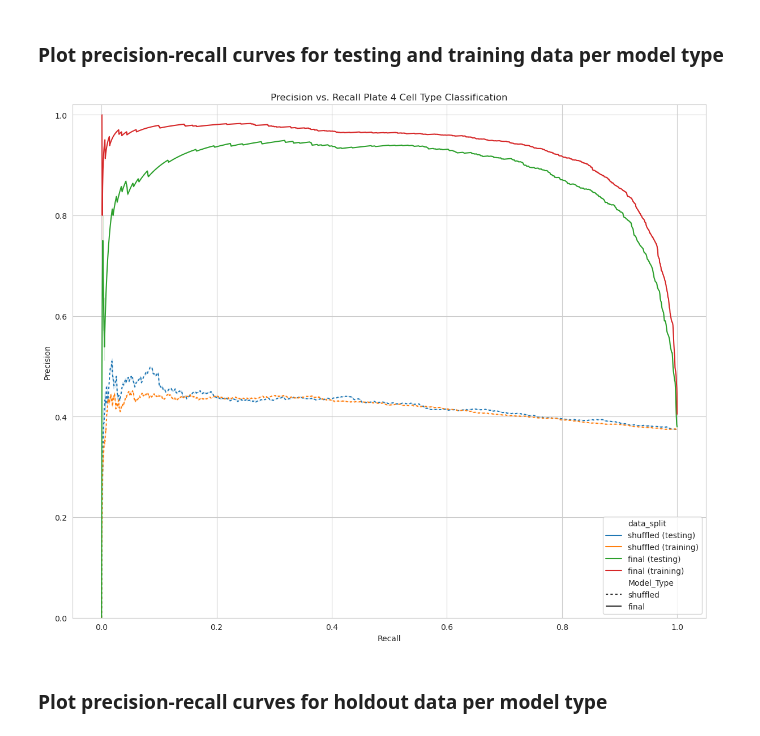
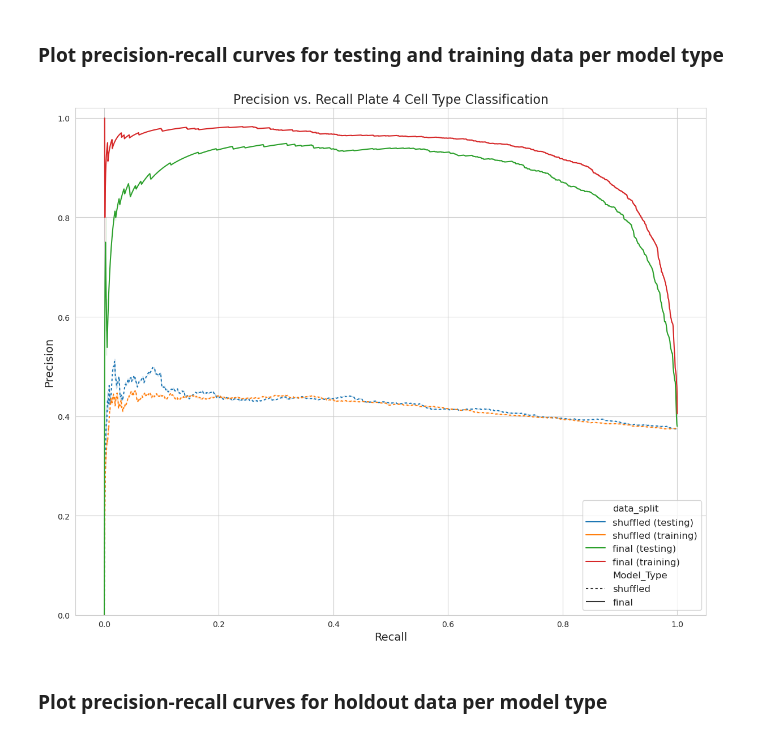
Before and after one commit to WayScience/cellpainting_predicts_cardiac_fibrosis, a Jupyter notebook: 5.machine_learning/2.evaluate_models.ipynb, the cells around one changed output. Saved outputs shown, nothing was run; the diff lists cells and outputs as text; code cells hidden in the pictures.

Commit message:
update font size for PR curve

```diff
--- a/5.machine_learning/2.evaluate_models.ipynb
+++ b/5.machine_learning/2.evaluate_models.ipynb
@@ -122,35 +122,35 @@ Applying model to training_data ...
 # %%
 # PR curves with only testing and training data
 plt.figure(figsize=(12, 10))
 sns.set_style("whitegrid")
 
 # Combine model and data type as one column for plotting
 pr_df["data_split"] = pr_df["Model_Type"] + " (" + pr_df["Data_Type"] + ")"
 
 # Filter data frame to only show training versus testing
 filtered_df = pr_df[pr_df["Data_Type"].isin(["training", "testing"])]
 
 sns.lineplot(
     x="Recall",
     y="Precision",
     hue="data_split",
     style="Model_Type",
     dashes={"final": (1, 0), "shuffled": (2, 2)},
     data=filtered_df,
 )
 
-# plt.legend(loc="lower right", title="Model (data split)")
+plt.legend(loc="lower right", fontsize='large')  # Adjust legend font size
 plt.ylim(bottom=0.0, top=1.02)
-plt.xlabel("Recall")
-plt.ylabel("Precision")
-plt.title("Precision vs. Recall Plate 4 Cell Type Classification")
+plt.xlabel("Recall", fontsize=14)  # Adjust x-axis label font size
+plt.ylabel("Precision", fontsize=14)  # Adjust y-axis label font size
+plt.title("Precision vs. Recall Plate 4 Cell Type Classification", fontsize=16)  # Adjust title font size
 plt.tight_layout()
 
 plt.savefig(f"{fig_dir}/precision_recall_plate4_downsample.png", dpi=500)
 
 plt.show()
 # %% [output]
-[figure, old version]
+[figure, new version]
 # %% [markdown]
 ### Plot precision-recall curves for holdout data per model type
 # %%
```
Also changed, not shown: 3 other files.
